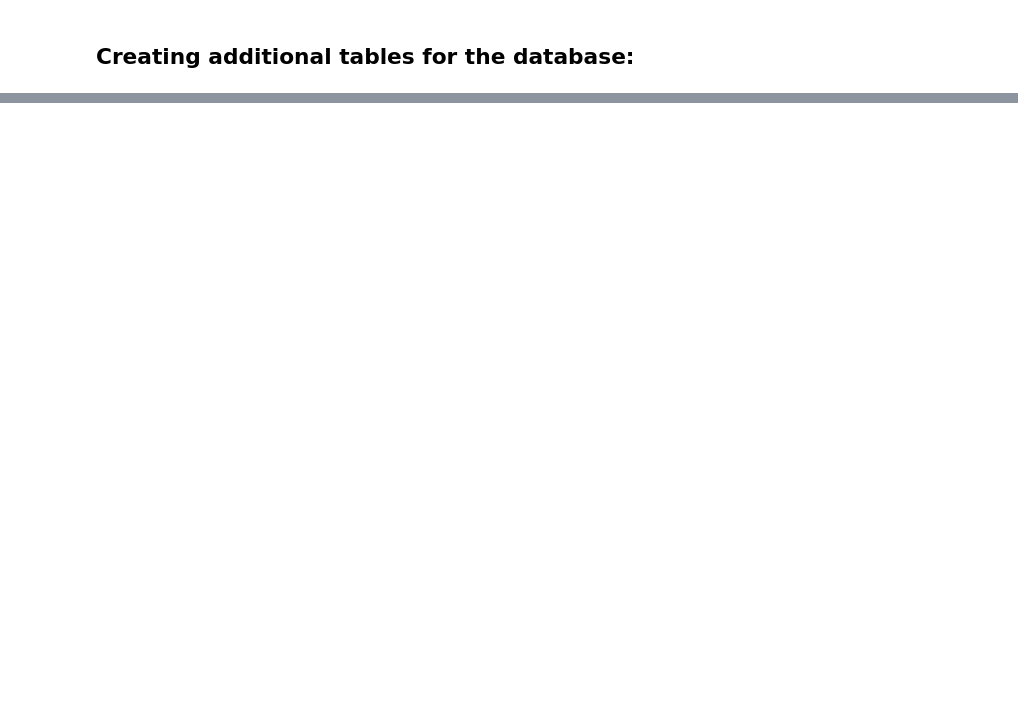
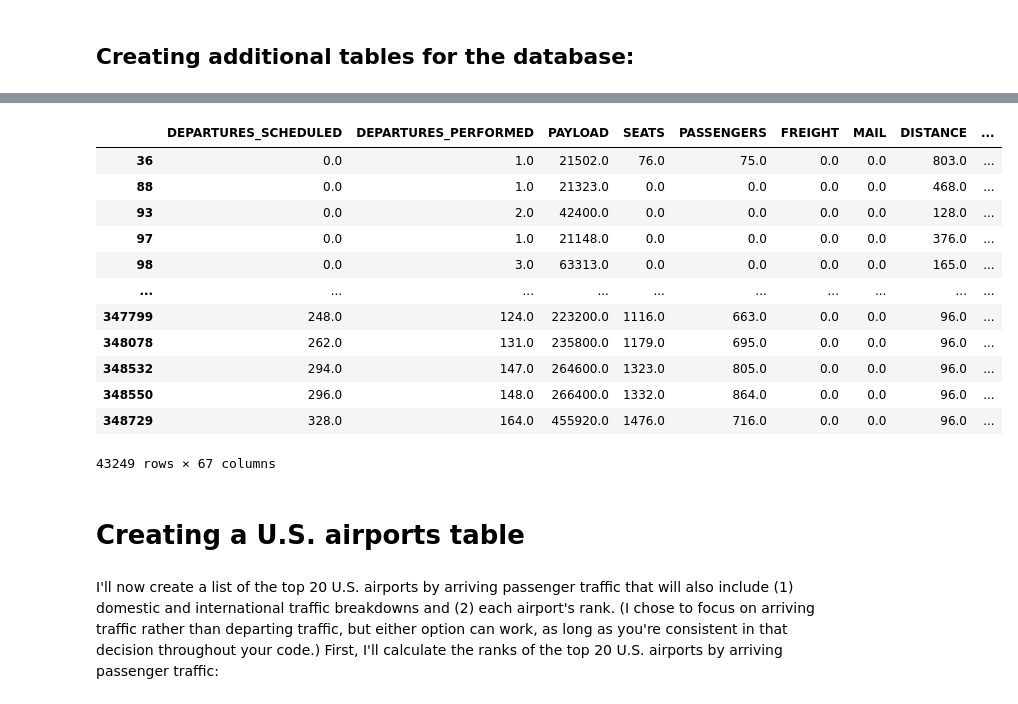
Before and after one commit to kburchfiel/kburchfiel-dash-plotly-demo, a Jupyter notebook: elephantsql_database_builder.ipynb, the cells around one changed output, grey strips where cells are left out. Cells and saved outputs as stored; diff of their text form; code cells hidden in the pictures; blank space fills up the shorter version.

```diff
--- a/elephantsql_database_builder.ipynb
+++ b/elephantsql_database_builder.ipynb
@@ -59,0 +144,21 @@ pd.read_sql("airports_airlines_aircraft_2018", con = elephantsql_engine)
+# %%
+df_flights_domestic_destination_airports_intl_traffic = df_flights.query("Destination_Region == 'Domestic' & Route_Type == 'International'")
+df_flights_domestic_destination_airports_intl_traffic
+# %% [output]
+|  | DEPARTURES_SCHEDULED | DEPARTURES_PERFORMED | PAYLOAD | SEATS | PASSENGERS | FREIGHT | MAIL | DISTANCE | ... |
+| 36 | 0.0 | 1.0 | 21502.0 | 76.0 | 75.0 | 0.0 | 0.0 | 803.0 | ... |
+| 88 | 0.0 | 1.0 | 21323.0 | 0.0 | 0.0 | 0.0 | 0.0 | 468.0 | ... |
+| 93 | 0.0 | 2.0 | 42400.0 | 0.0 | 0.0 | 0.0 | 0.0 | 128.0 | ... |
+| 97 | 0.0 | 1.0 | 21148.0 | 0.0 | 0.0 | 0.0 | 0.0 | 376.0 | ... |
+| 98 | 0.0 | 3.0 | 63313.0 | 0.0 | 0.0 | 0.0 | 0.0 | 165.0 | ... |
+| ... | ... | ... | ... | ... | ... | ... | ... | ... | ... |
+| 347799 | 248.0 | 124.0 | 223200.0 | 1116.0 | 663.0 | 0.0 | 0.0 | 96.0 | ... |
+| 348078 | 262.0 | 131.0 | 235800.0 | 1179.0 | 695.0 | 0.0 | 0.0 | 96.0 | ... |
+| 348532 | 294.0 | 147.0 | 264600.0 | 1323.0 | 805.0 | 0.0 | 0.0 | 96.0 | ... |
+| 348550 | 296.0 | 148.0 | 266400.0 | 1332.0 | 864.0 | 0.0 | 0.0 | 96.0 | ... |
+| 348729 | 328.0 | 164.0 | 455920.0 | 1476.0 | 716.0 | 0.0 | 0.0 | 96.0 | ... |
+43249 rows × 67 columns
+# %% [markdown]
+# Creating a U.S. airports table
+# %% [markdown]
+I'll now create a list of the top 20 U.S. airports by arriving passenger traffic that will also include (1) domestic and international traffic breakdowns and (2) each airport's rank. (I chose to focus on arriving traffic rather than departing traffic, but either option can work, as long as you're consistent in that decision throughout your code.) First, I'll calculate the ranks of the top 20 U.S. airports by arriving passenger traffic:
```
Also changed, not shown: parts of 38 cells of this notebook, 6 other files.
